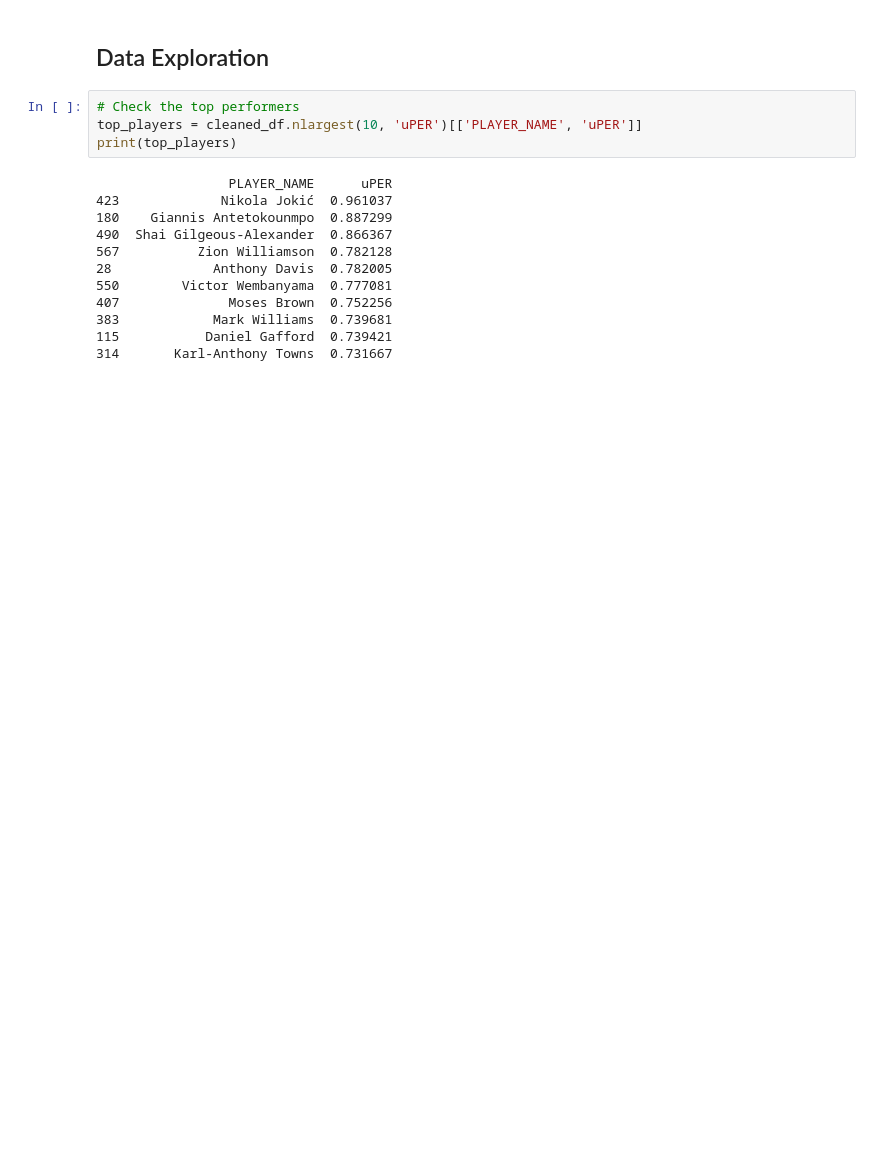
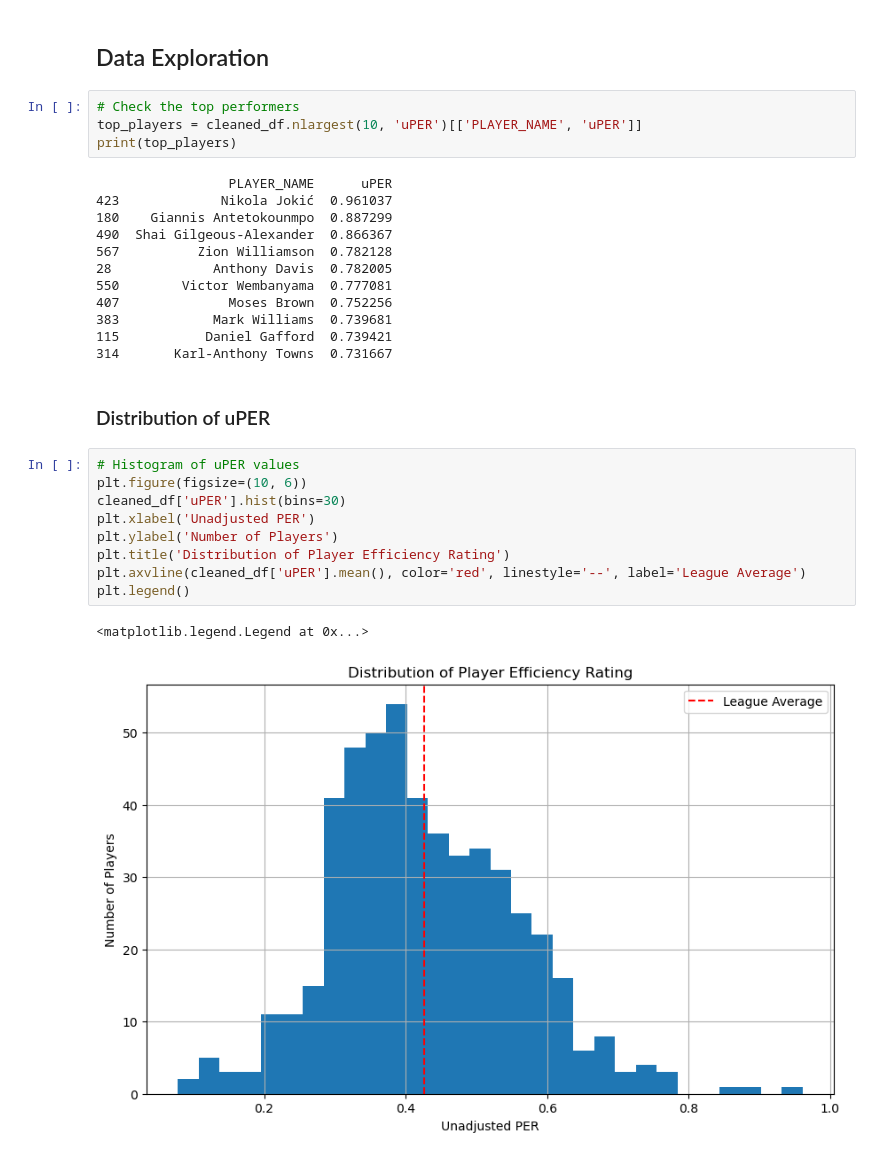
Before and after one commit to MarcDP92/nba-stats-per-analysis, a Jupyter notebook: nba_per.ipynb, the cells around one changed output. Saved outputs shown, nothing was run; the diff lists cells and outputs as text; blank space fills up the shorter version.

```diff
--- a/nba_per.ipynb
+++ b/nba_per.ipynb
@@ -451,3 +474,17 @@ print(top_players)
 383            Mark Williams  0.739681
 115           Daniel Gafford  0.739421
 314       Karl-Anthony Towns  0.731667
+# %% [markdown]
+### Distribution of uPER
+# %%
+# Histogram of uPER values
+plt.figure(figsize=(10, 6))
+cleaned_df['uPER'].hist(bins=30)
+plt.xlabel('Unadjusted PER')
+plt.ylabel('Number of Players')
+plt.title('Distribution of Player Efficiency Rating')
+plt.axvline(cleaned_df['uPER'].mean(), color='red', linestyle='--', label='League Average')
+plt.legend()
+# %% [output]
+<matplotlib.legend.Legend at 0x...>
+[figure, added]
```
Also changed, not shown: parts of 5 cells of this notebook, 1 other file.
